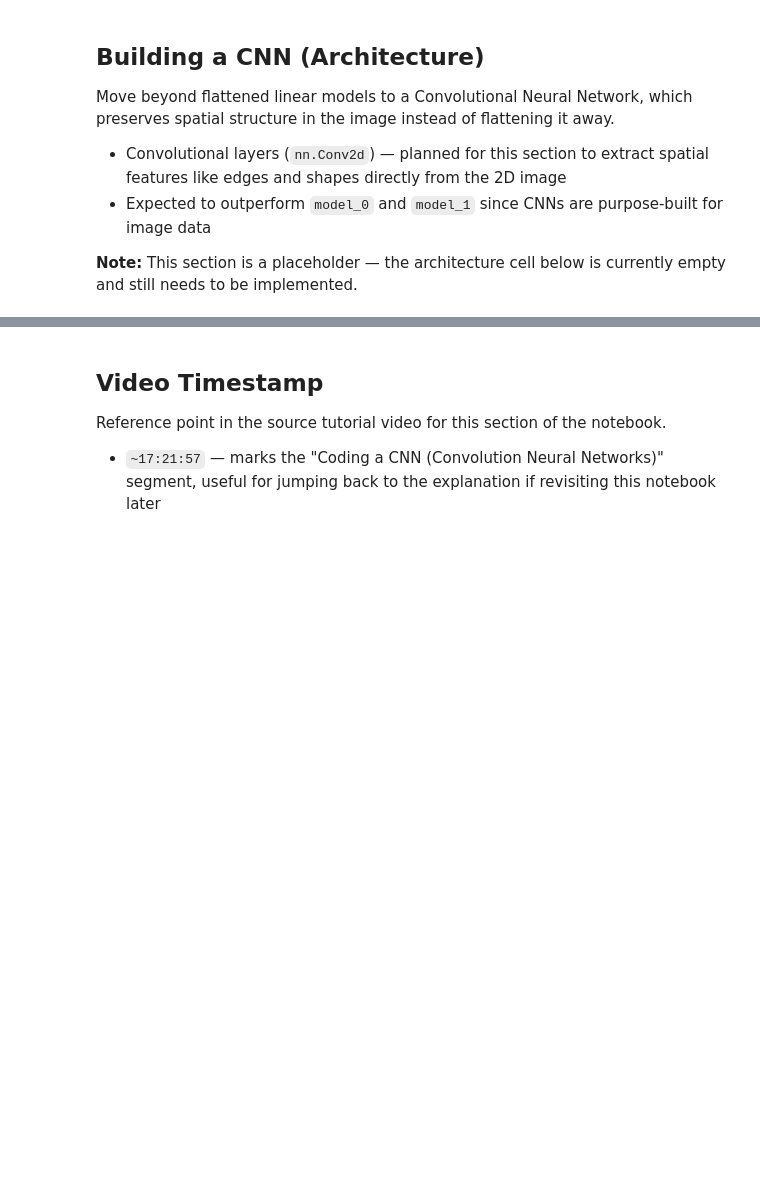
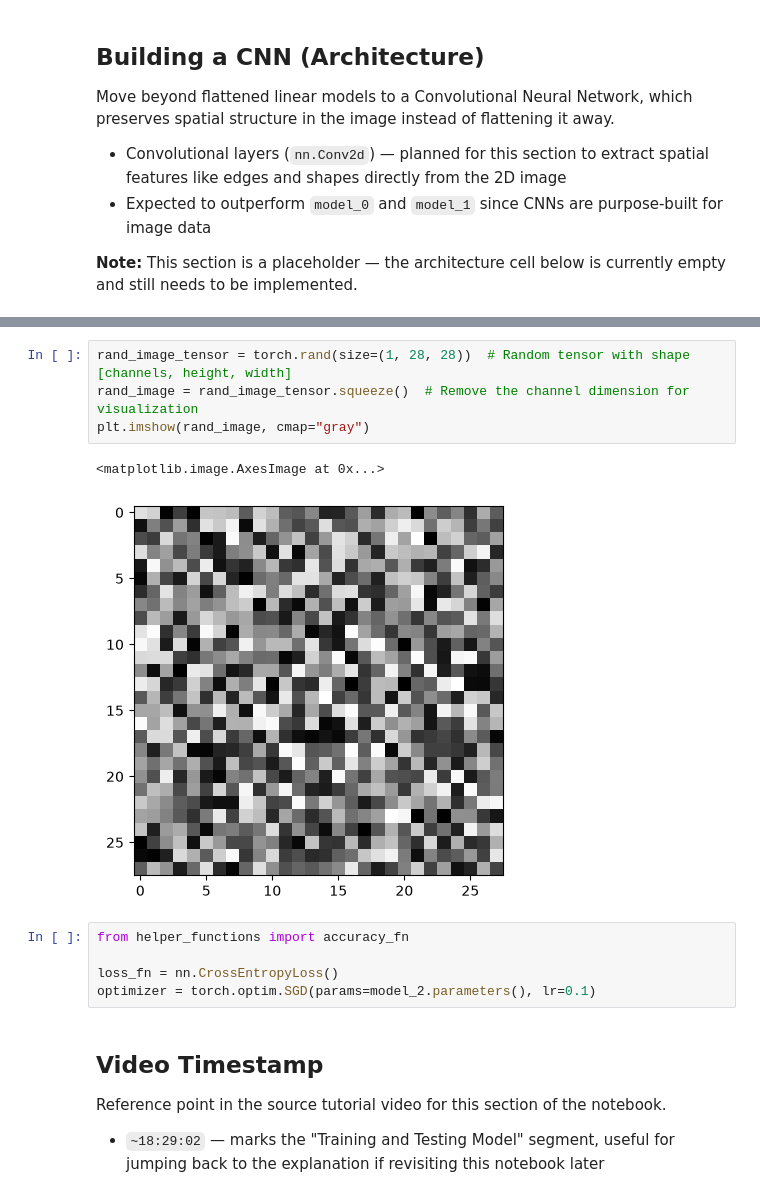
Before and after one commit to LovepreetSinghGhuman/PyTorch_Mastery, a Jupyter notebook: 03_PyTorch_Computer_Vision.ipynb, the cells around one changed output, grey strips where cells are left out. Drawn from its saved outputs; the diff is of its cells as text; blank space fills up the shorter version.

Commit message:
starting training CNN

```diff
--- a/03_PyTorch_Computer_Vision.ipynb
+++ b/03_PyTorch_Computer_Vision.ipynb
@@ -555,6 +659,18 @@ Move beyond flattened linear models to a Convolutional Neural Network, which pre
+# %%
+rand_image_tensor = torch.rand(size=(1, 28, 28))  # Random tensor with shape [channels, height, width]
+rand_image = rand_image_tensor.squeeze()  # Remove the channel dimension for visualization
+plt.imshow(rand_image, cmap="gray")
+# %% [output]
+<matplotlib.image.AxesImage at 0x...>
+[figure, added]
+# %%
+from helper_functions import accuracy_fn
+
+loss_fn = nn.CrossEntropyLoss()
+optimizer = torch.optim.SGD(params=model_2.parameters(), lr=0.1)
 # %% [markdown]
 ## Video Timestamp
 
 Reference point in the source tutorial video for this section of the notebook.
 
-- `~17:21:57` — marks the "Coding a CNN (Convolution Neural Networks)" segment, useful for jumping back to the explanation if revisiting this notebook later
+- `~18:29:02` — marks the "Training and Testing Model" segment, useful for jumping back to the explanation if revisiting this notebook later
```
Also changed, not shown: parts of 8 cells of this notebook.
